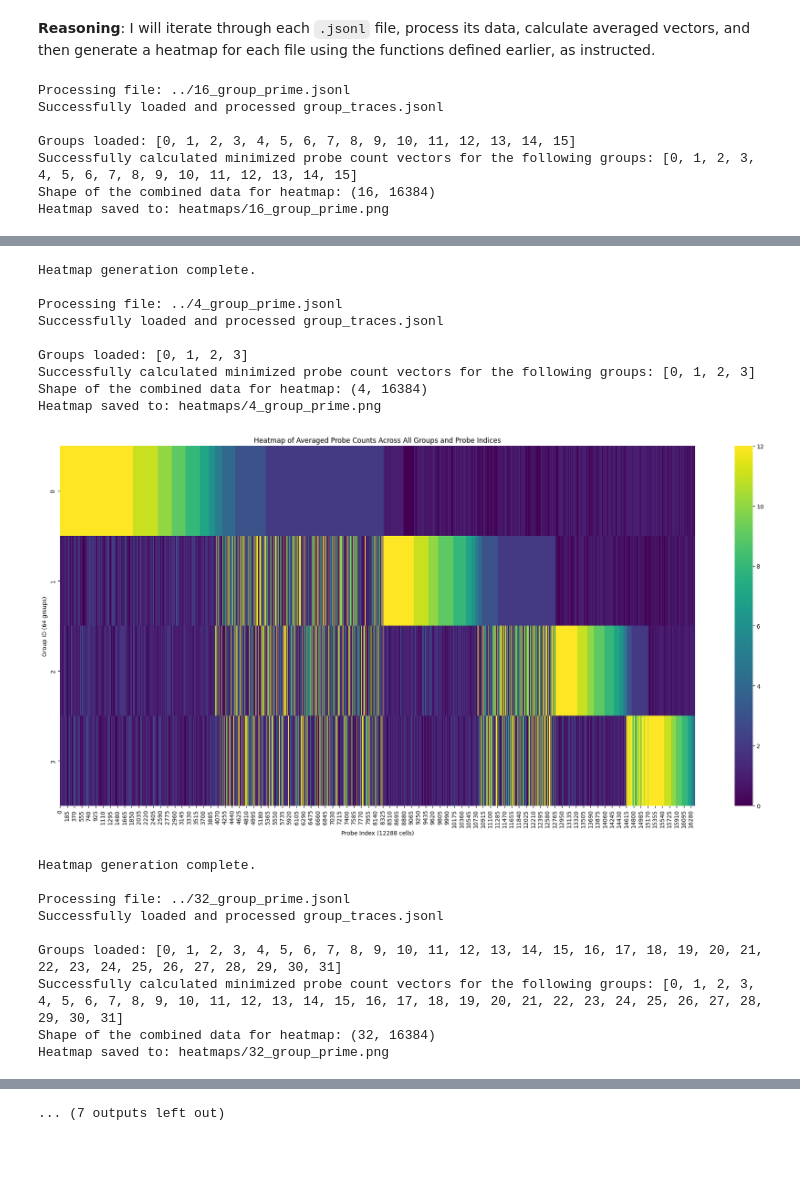
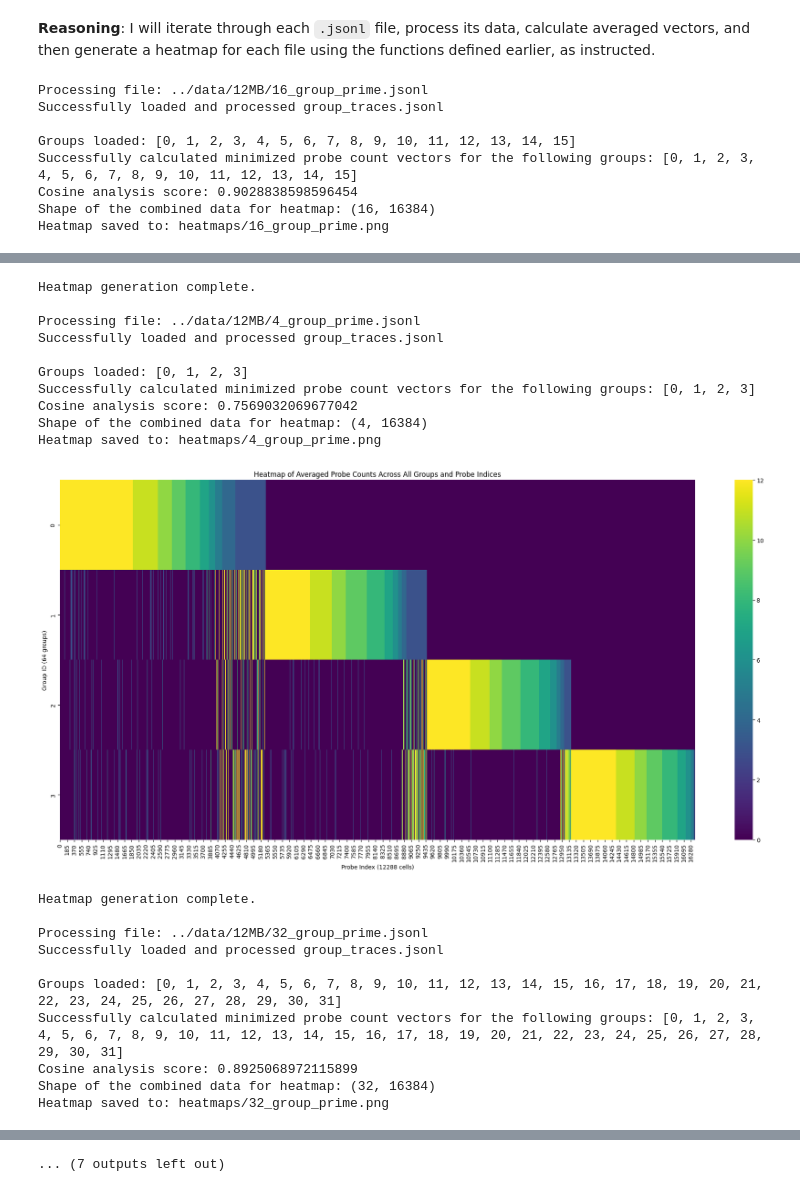
Before and after one commit to GoldfarbMichael/lazyMapping, a Jupyter notebook: analysis/heatmap.ipynb, the cells around one changed output, grey strips where cells are left out. Cells and saved outputs as stored; diff of their text form; code cells hidden in the pictures; blank space fills up the shorter version.

```diff
--- a/analysis/heatmap.ipynb
+++ b/analysis/heatmap.ipynb
@@ -70,7 +70,7 @@ def calculate_minimized_vectors(processed_data):
 # %%
 import numpy as np
 
-def hierarchical_group_sort(vectors_dict, threshold=0):
+def hierarchical_group_sort(vectors_dict, threshold=1, override=False):
     # Convert dict to sorted list of groups
     group_keys = sorted(vectors_dict.keys())
     M = np.array([vectors_dict[k] for k in group_keys], dtype=float)
@@ -79,8 +79,12 @@ def hierarchical_group_sort(vectors_dict, threshold=0):
     col_order = np.arange(width)
 
     next_start = 0
+    # Override values < threshold with 0 for ALL groups if override is True
+    if override:
+        M = np.where(M < threshold, 0, M)
 
     for g in range(num_groups):
+
         # 1) Sort the slice M[g, next_start:] in descending order
         slice_vec = M[g, next_start:]
         local_indices = np.argsort(slice_vec)[::-1]  # descending
@@ -96,16 +100,17 @@ def hierarchical_group_sort(vectors_dict, threshold=0):
         col_order = col_order[perm]
 
         # 2) Update next_start:
-        # Find last index where the value == threshold in current group
+        # Find first index where the value < threshold (after sorting)
         new_region = M[g, next_start:]
-        threshold_positions = np.where(new_region == threshold)[0]
+        above_threshold_positions = np.where(new_region >= threshold)[0]
 
-        if len(threshold_positions) > 0:
-            last_pos = threshold_positions[-1] + next_start
-            next_start = last_pos + 1
+        if len(above_threshold_positions) > 0:
+            # Set next_start to the first position with value < threshold
+            next_start = next_start + above_threshold_positions[-1] + 1
         else:
-            # If threshold does not appear — no more sorting possible
+            # All remaining values are >= threshold, can't sort anymore
             break
+
 
         # If next_start reaches the end → done
         if next_start >= width:
@@ -163,6 +257,7 @@ To identify all files ending with `.jsonl` in the `/content/` directory, I will
 # %%
 
-jsonl_files = glob.glob('../*.jsonl')
+# jsonl_files = glob.glob('../data/24MB/*.jsonl')
+jsonl_files = glob.glob('../data/12MB/*.jsonl')
 
 print("Found JSONL files:", jsonl_files)
 # %% [output]
@@ -181,9 +276,22 @@ for file_path in jsonl_files:
     processed_data = load_and_process_data(file_path)
     if processed_data:
         minimized_vectors_per_group = calculate_minimized_vectors(processed_data)
-        reordered_vectors, col_order = hierarchical_group_sort(minimized_vectors_per_group, threshold=2)
+        filename_base = os.path.splitext(os.path.basename(file_path))[0]
+
+        # Check if filename starts with "1_"
+        if filename_base.startswith('1_'):
+            # Use override=False for files starting with "1"
+            reordered_vectors, col_order = hierarchical_group_sort(minimized_vectors_per_group, threshold=3, override=False)
+            # Check if the specific file is "1_group_prime.jsonl"
+            if filename_base == '1_group_prime':
+                coverage_scores = run_coverage_analysis(minimized_vectors_per_group, s=16384, w=12)
+        else:
+            # Use override=True for other files
+            run_cosine_analysis(minimized_vectors_per_group, threshold=1)
+            reordered_vectors, col_order = hierarchical_group_sort(minimized_vectors_per_group, threshold=3, override=True)
+
+
         if minimized_vectors_per_group:
-            filename_base = os.path.splitext(os.path.basename(file_path))[0]
             # generate_all_heatmaps(minimized_vectors_per_group, filename_prefix=filename_base)
             generate_all_heatmaps(reordered_vectors, filename_prefix=filename_base)
 
@@ -193,10 +301,11 @@ for file_path in jsonl_files:
     else:
         print(f"Could not load and process data from {file_path}.")
 # %% [output]
-Processing file: ../16_group_prime.jsonl
+Processing file: ../data/12MB/16_group_prime.jsonl
 Successfully loaded and processed group_traces.jsonl
 
 Groups loaded: [0, 1, 2, 3, 4, 5, 6, 7, 8, 9, 10, 11, 12, 13, 14, 15]
 Successfully calculated minimized probe count vectors for the following groups: [0, 1, 2, 3, 4, 5, 6, 7, 8, 9, 10, 11, 12, 13, 14, 15]
+Cosine analysis score: 0.9028838598596454
 Shape of the combined data for heatmap: (16, 16384)
 Heatmap saved to: heatmaps/16_group_prime.png
@@ -204,19 +313,21 @@ Heatmap saved to: heatmaps/16_group_prime.png
 Heatmap generation complete.
 
-Processing file: ../4_group_prime.jsonl
+Processing file: ../data/12MB/4_group_prime.jsonl
 Successfully loaded and processed group_traces.jsonl
 
 Groups loaded: [0, 1, 2, 3]
 Successfully calculated minimized probe count vectors for the following groups: [0, 1, 2, 3]
+Cosine analysis score: 0.7569032069677042
 Shape of the combined data for heatmap: (4, 16384)
 Heatmap saved to: heatmaps/4_group_prime.png
-[figure, old version]
+[figure, new version]
 Heatmap generation complete.
 
-Processing file: ../32_group_prime.jsonl
+Processing file: ../data/12MB/32_group_prime.jsonl
 Successfully loaded and processed group_traces.jsonl
 
 Groups loaded: [0, 1, 2, 3, 4, 5, 6, 7, 8, 9, 10, 11, 12, 13, 14, 15, 16, 17, 18, 19, 20, 21, 22, 23, 24, 25, 26, 27, 28, 29, 30, 31]
 Successfully calculated minimized probe count vectors for the following groups: [0, 1, 2, 3, 4, 5, 6, 7, 8, 9, 10, 11, 12, 13, 14, 15, 16, 17, 18, 19, 20, 21, 22, 23, 24, 25, 26, 27, 28, 29, 30, 31]
+Cosine analysis score: 0.8925068972115899
 Shape of the combined data for heatmap: (32, 16384)
 Heatmap saved to: heatmaps/32_group_prime.png
```
Also changed, not shown: parts of 7 cells of this notebook, 2 other files.
